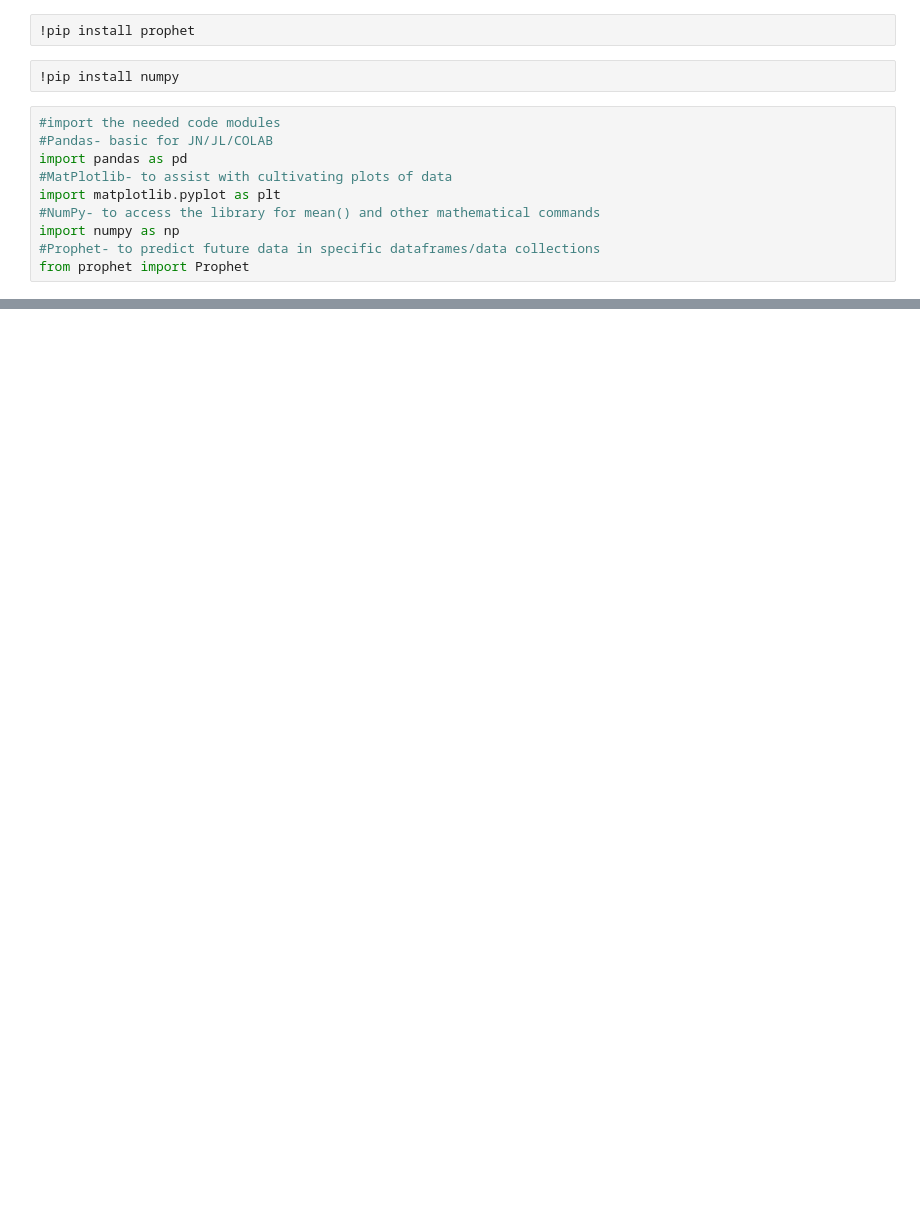
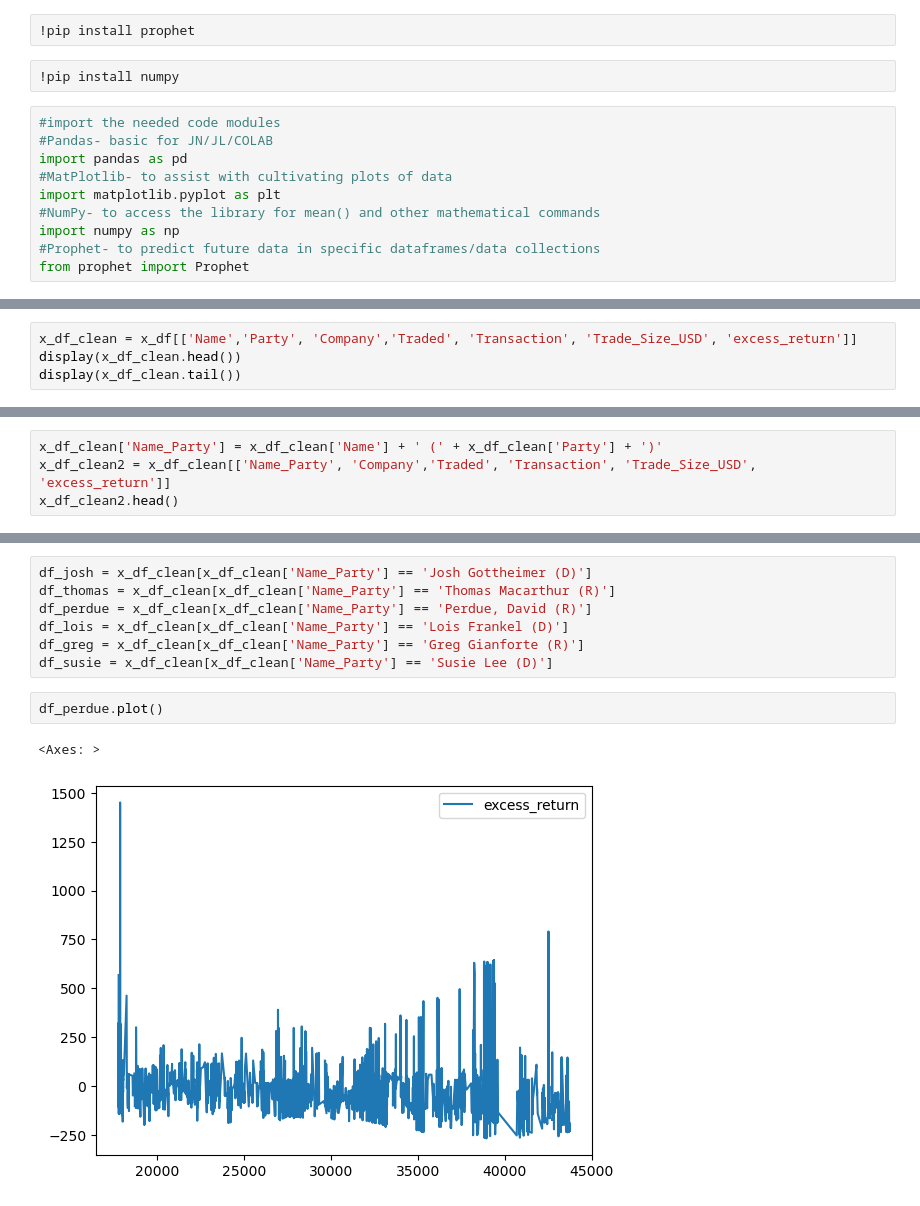
Before and after one commit to tsjohns9/ai-project-1, a Jupyter notebook: shayne.ipynb, the cells around one changed output, grey strips where cells are left out. Cells and saved outputs as stored; diff of their text form; blank space fills up the shorter version.

```diff
--- a/shayne.ipynb
+++ b/shayne.ipynb
@@ -33,3 +33,7 @@ display(x_df.head())
 | 2 | UPS | ST | UNITED PARCEL SERVICE, INC. COMMO... | 2024-07-23 | Purchase | $1,001 - $15,000 | NEW | NaN | NaN | ... |
 | 3 | DUK | ST | DUKE ENERGY CORPORATION | 2024-07-23 | Purchase | $1,001 - $15,000 | NEW | NaN | NaN | ... |
 | 4 | JPM | ST | JP MORGAN CHASE & CO. COMMON STOCK | 2024-07-23 | Purchase | $1,001 - $15,000 | NEW | NaN | NaN | ... |
+# %%
+x_df_clean = x_df[['Name','Party', 'Company','Traded', 'Transaction', 'Trade_Size_USD', 'excess_return']]
+display(x_df_clean.head())
+display(x_df_clean.tail())
@@ -35,0 +94,4 @@ display(x_df.head())
+# %%
+x_df_clean['Name_Party'] = x_df_clean['Name'] + ' (' + x_df_clean['Party'] + ')'
+x_df_clean2 = x_df_clean[['Name_Party', 'Company','Traded', 'Transaction', 'Trade_Size_USD', 'excess_return']]
+x_df_clean2.head()
@@ -35,0 +143,12 @@ display(x_df.head())
+# %%
+df_josh = x_df_clean[x_df_clean['Name_Party'] == 'Josh Gottheimer (D)']
+df_thomas = x_df_clean[x_df_clean['Name_Party'] == 'Thomas Macarthur (R)']
+df_perdue = x_df_clean[x_df_clean['Name_Party'] == 'Perdue, David (R)']
+df_lois = x_df_clean[x_df_clean['Name_Party'] == 'Lois Frankel (D)']
+df_greg = x_df_clean[x_df_clean['Name_Party'] == 'Greg Gianforte (R)']
+df_susie = x_df_clean[x_df_clean['Name_Party'] == 'Susie Lee (D)']
+# %%
+df_perdue.plot()
+# %% [output]
+<Axes: >
+[figure, added]
```
Also changed, not shown: parts of 6 cells of this notebook.
